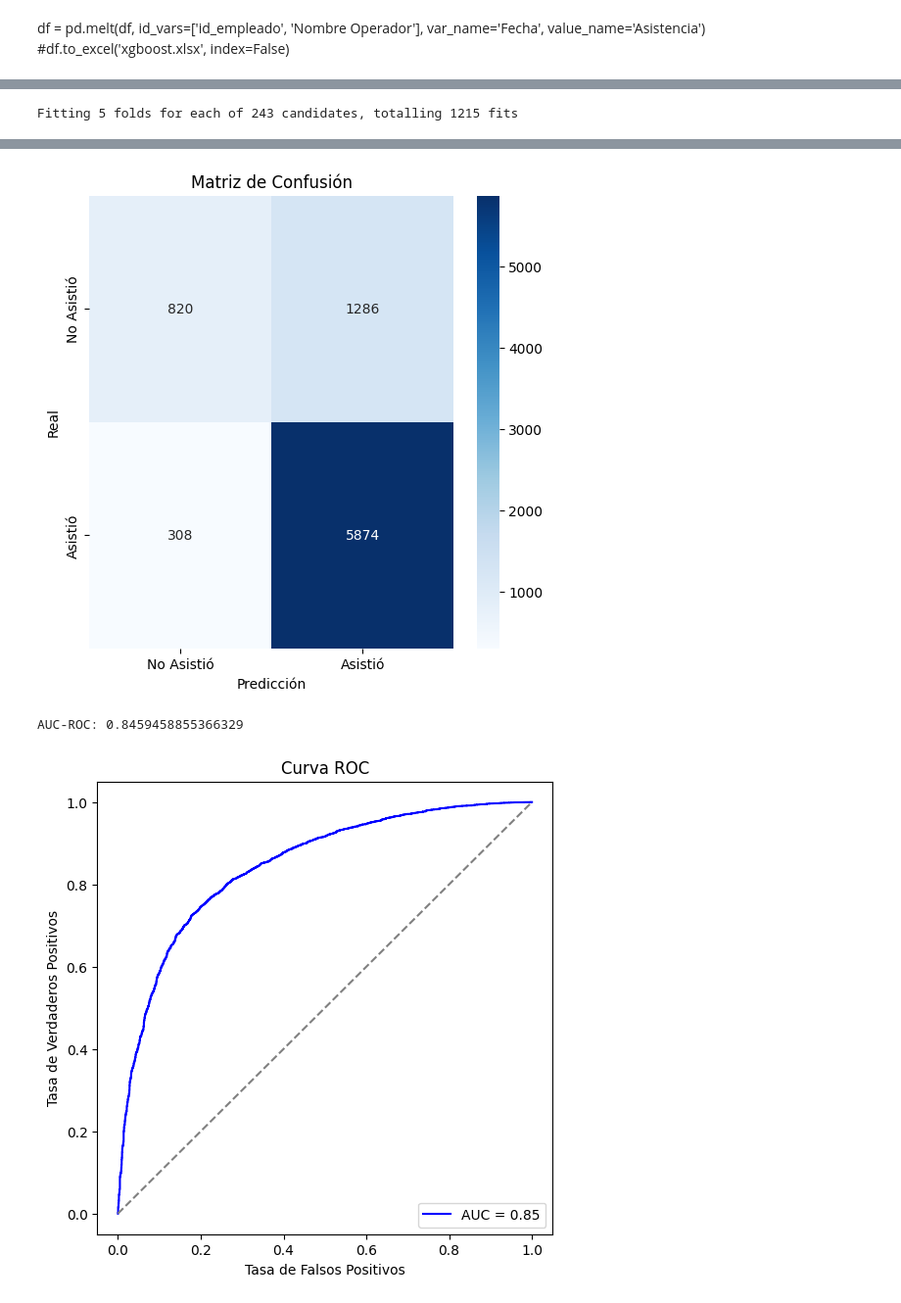
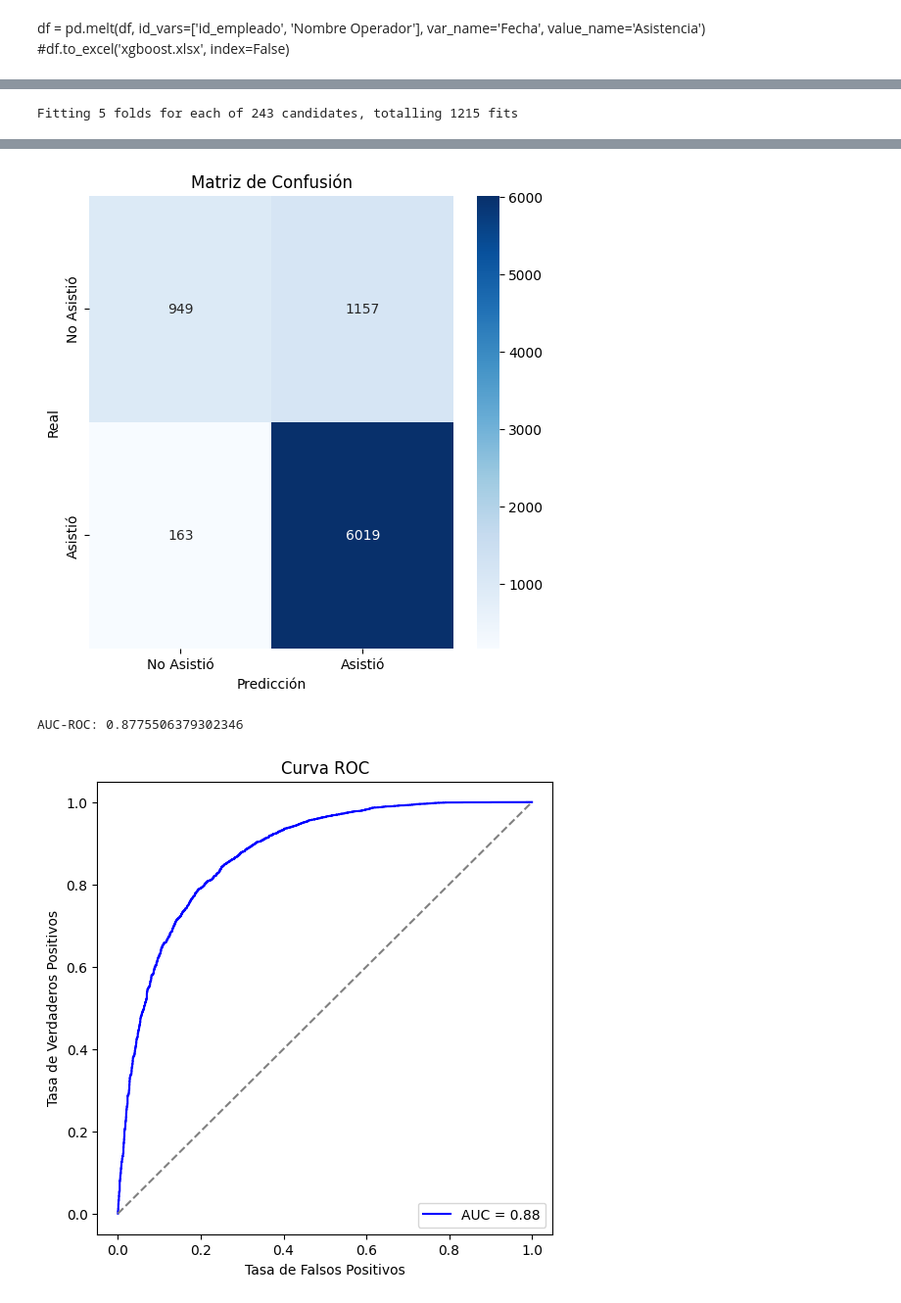
Before and after one commit to rafmirh/Tarea-DM, a Jupyter notebook: Tarea - 2 - XGBOOST.ipynb, the cells around one changed output, grey strips where cells are left out. Shown: that part at 98% size. Cells and saved outputs as stored; diff of their text form; code cells hidden in the pictures.

Commit message:
Tarea - 2 - XGBOOST.ipynb
Se modifica simulación con corrección en columna de fechas

```diff
--- a/Tarea - 2 - XGBOOST.ipynb
+++ b/Tarea - 2 - XGBOOST.ipynb
@@ -8,8 +8,4 @@ df = pd.melt(df, id_vars=['id_empleado', 'Nombre Operador'], var_name='Fecha', v
 # %%
 import pandas as pd
 
-df = pd.read_csv('https://gist.githubusercontent.com/rafmirh/634fc5df914af18195422858a9d98491/raw/4b5891e1fbeb6ee769dc4de7cb9244093d3988fb/gistfile1.txt')
+df = pd.read_csv('https://gist.githubusercontent.com/rafmirh/ba03eca41aa0d24671e1892b1b7deee2/raw/c77b0d346b17f425660243ab7f53680c9c27898b/gistfile1.txt')
-# %%
-df['Fecha'] = pd.to_datetime(df['Fecha'], errors='coerce')
-
-df
@@ -37,15 +59,6 @@ from sklearn.model_selection import train_test_split, GridSearchCV
 from sklearn.preprocessing import LabelEncoder
 from sklearn.metrics import classification_report, confusion_matrix, accuracy_score
 
-
-# Convertir la columna 'Fecha' a datetime
-df['Fecha'] = pd.to_datetime(df['Fecha'])
-
-df['DiaSemana'] = df['Fecha'].dt.weekday  # Día de la semana (lunes=0, domingo=6)
-df['Dia'] = df['Fecha'].dt.day
-df['Mes'] = df['Fecha'].dt.month
-df['Año'] = df['Fecha'].dt.year
-
 # Ecodeamos empleado y tienda
 le_empleado = LabelEncoder()
 le_tienda = LabelEncoder()
@@ -54,7 +67,7 @@ df['id_empleado'] = le_empleado.fit_transform(df['id_empleado'])
 df['Tienda'] = le_tienda.fit_transform(df['Tienda'])
 
 # Se definen las características (X) y la variable objetivo (y) donde asistencia = 1 es que sí fue la persona y asistencias = 0 es ausencia
-X = df[['id_empleado', 'Tienda', 'DiaSemana', 'Dia', 'Mes', 'Año', 'num dia', 'num mes']]
+X = df[['id_empleado', 'Tienda', 'DiaSemana', 'Dia', 'Mes', 'Año']]
 y = df['Asistencia']
 
 # Dividir en conjunto de entrenamiento y conjunto de prueba
@@ -134,3 +147,3 @@ weighted avg       0.80      0.81      0.79      8288
-[figure, old version]
+[figure, new version]
-AUC-ROC: 0.8459458855366329
+AUC-ROC: 0.8775506379302346
-[figure, old version]
+[figure, new version]
```
Also changed, not shown: parts of 4 cells of this notebook.
